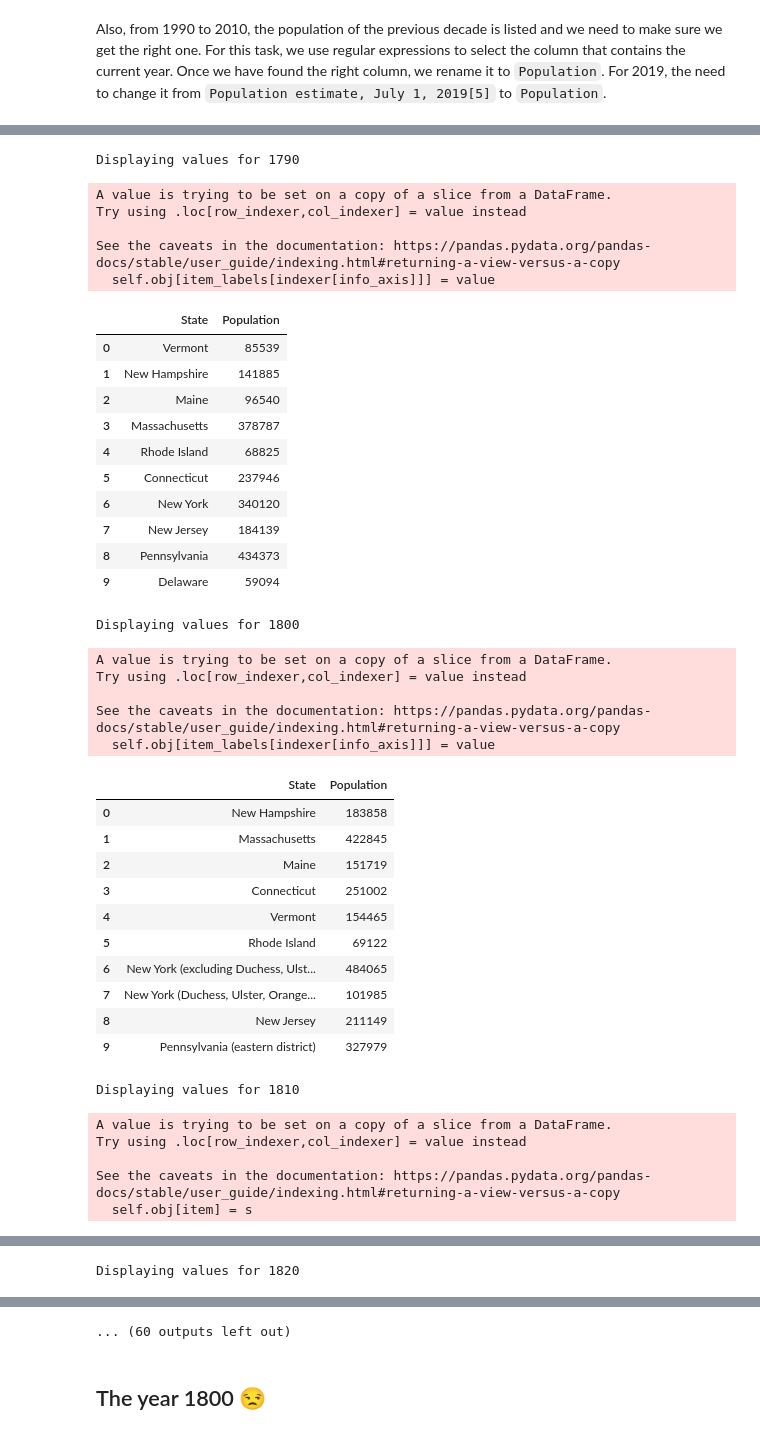
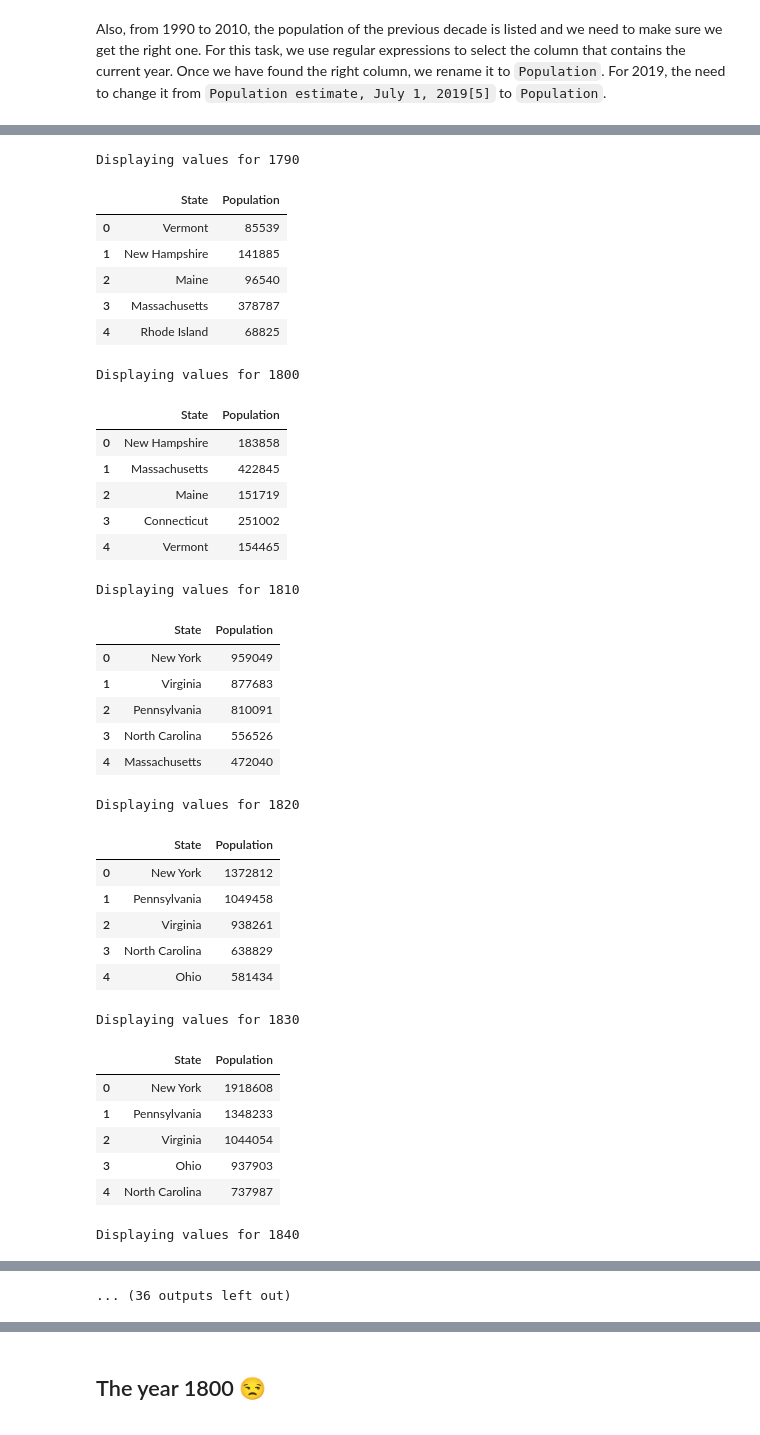
Before and after one commit to AntonMu/Census2020, a Jupyter notebook: USCensus2020.ipynb, the cells around one changed output, grey strips where cells are left out. Cells and saved outputs as stored; diff of their text form; code cells hidden in the pictures.

Commit message:
Cleanup output cells

```diff
--- a/USCensus2020.ipynb
+++ b/USCensus2020.ipynb
@@ -94,48 +94,44 @@ Next, we get rid of all columns other than `State` and `Population`. We also rem
 # %%
 for key in Census.keys():
     print("Displaying values for {}".format(key))
     Census[key] = Census[key][['State','Population']]
     Census[key].loc[:,'Population']=Census[key].loc[:,'Population'].apply(
         lambda s: int(re.sub(r'\[.*','', str(s)).replace(',','')))
-    display(Census[key].head(10))
+    display(Census[key].head(5))
 # %% [output]
 Displaying values for 1790
+|  | State | Population |
+| 0 | Vermont | 85539 |
+| 1 | New Hampshire | 141885 |
+| 2 | Maine | 96540 |
+| 3 | Massachusetts | 378787 |
+| 4 | Rhode Island | 68825 |
-A value is trying to be set on a copy of a slice from a DataFrame.
-Try using .loc[row_indexer,col_indexer] = value instead
-
-See the caveats in the documentation: https://pandas.pydata.org/pandas-docs/stable/user_guide/indexing.html#returning-a-view-versus-a-copy
-  self.obj[item_labels[indexer[info_axis]]] = value
+Displaying values for 1800
-|  | State | Population |
-| 0 | Vermont | 85539 |
-| 1 | New Hampshire | 141885 |
-| 2 | Maine | 96540 |
-| 3 | Massachusetts | 378787 |
-| 4 | Rhode Island | 68825 |
-| 5 | Connecticut | 237946 |
-| 6 | New York | 340120 |
-| 7 | New Jersey | 184139 |
-| 8 | Pennsylvania | 434373 |
-| 9 | Delaware | 59094 |
+|  | State | Population |
+| 0 | New Hampshire | 183858 |
+| 1 | Massachusetts | 422845 |
+| 2 | Maine | 151719 |
+| 3 | Connecticut | 251002 |
+| 4 | Vermont | 154465 |
-Displaying values for 1800
+Displaying values for 1810
+|  | State | Population |
+| 0 | New York | 959049 |
+| 1 | Virginia | 877683 |
+| 2 | Pennsylvania | 810091 |
+| 3 | North Carolina | 556526 |
+| 4 | Massachusetts | 472040 |
-A value is trying to be set on a copy of a slice from a DataFrame.
-Try using .loc[row_indexer,col_indexer] = value instead
-
-See the caveats in the documentation: https://pandas.pydata.org/pandas-docs/stable/user_guide/indexing.html#returning-a-view-versus-a-copy
-  self.obj[item_labels[indexer[info_axis]]] = value
+Displaying values for 1820
-|  | State | Population |
-| 0 | New Hampshire | 183858 |
-| 1 | Massachusetts | 422845 |
-| 2 | Maine | 151719 |
-| 3 | Connecticut | 251002 |
-| 4 | Vermont | 154465 |
-| 5 | Rhode Island | 69122 |
-| 6 | New York (excluding Duchess, Ulst... | 484065 |
-| 7 | New York (Duchess, Ulster, Orange... | 101985 |
-| 8 | New Jersey | 211149 |
-| 9 | Pennsylvania (eastern district) | 327979 |
+|  | State | Population |
+| 0 | New York | 1372812 |
+| 1 | Pennsylvania | 1049458 |
+| 2 | Virginia | 938261 |
+| 3 | North Carolina | 638829 |
+| 4 | Ohio | 581434 |
-Displaying values for 1810
+Displaying values for 1830
+|  | State | Population |
+| 0 | New York | 1918608 |
+| 1 | Pennsylvania | 1348233 |
+| 2 | Virginia | 1044054 |
+| 3 | Ohio | 937903 |
+| 4 | North Carolina | 737987 |
-A value is trying to be set on a copy of a slice from a DataFrame.
-Try using .loc[row_indexer,col_indexer] = value instead
-
-See the caveats in the documentation: https://pandas.pydata.org/pandas-docs/stable/user_guide/indexing.html#returning-a-view-versus-a-copy
-  self.obj[item] = s
+Displaying values for 1840
@@ -153 +144 @@ See the caveats in the documentation: https://pandas.pydata.org/pandas-docs/stab
-Displaying values for 1820
+... (36 outputs left out)
@@ -170,4 +145,3 @@ See the caveats in the documentation: https://pandas.pydata.org/pandas-docs/stab
-... (60 outputs left out)
 # %% [markdown]
 ## The year 1800 😒
 # %%
```
Also changed, not shown: parts of 2 cells of this notebook.
